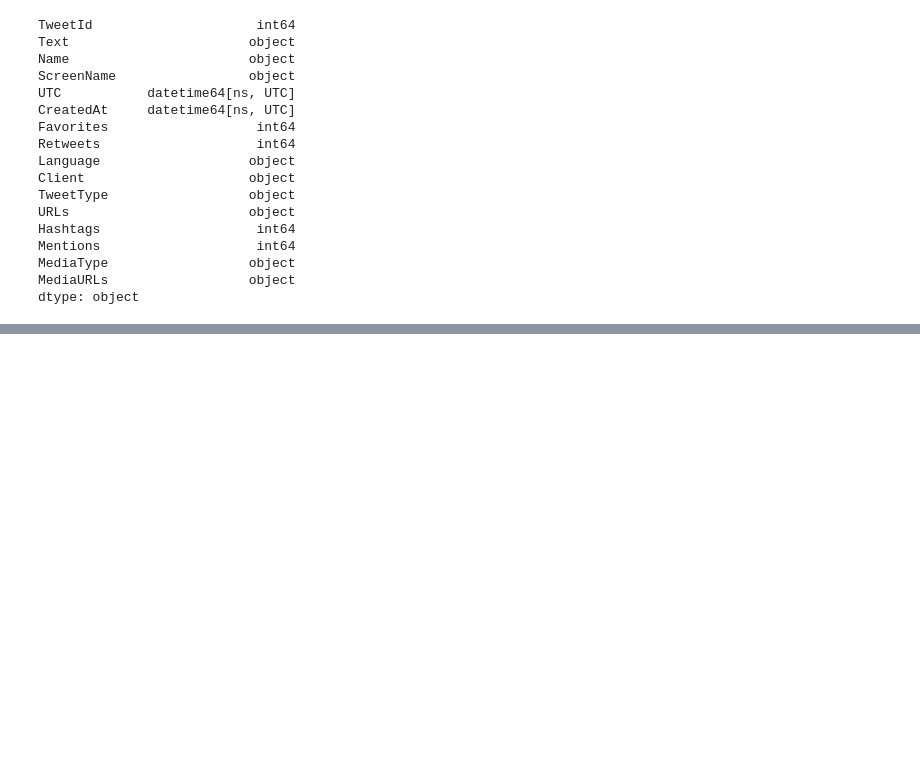
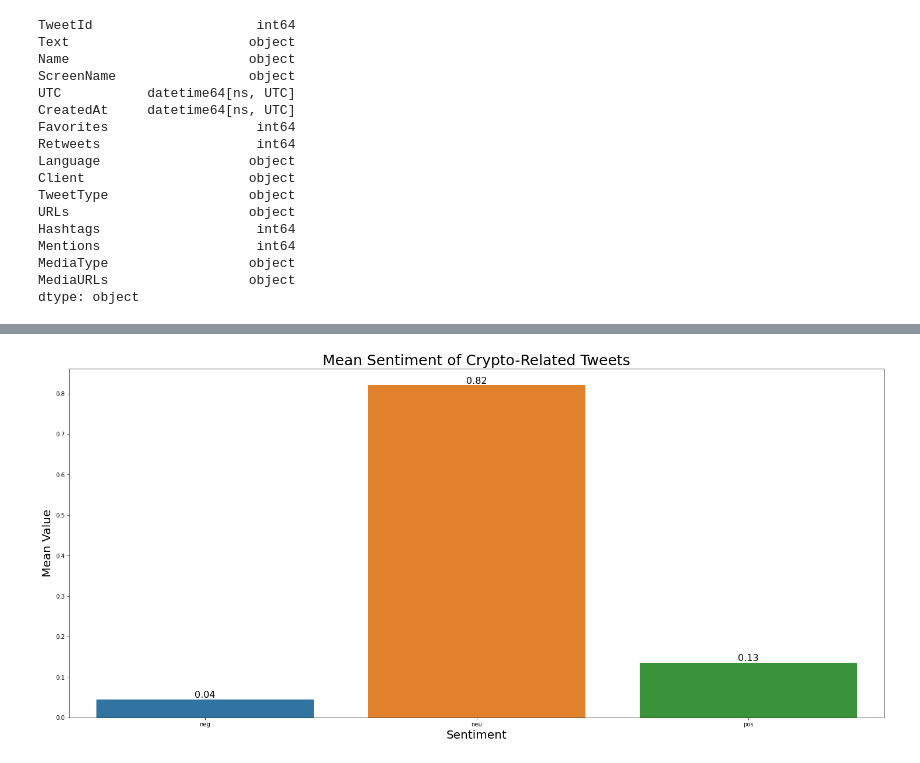
Before and after one commit to Zin9zan9/QMEF, a Jupyter notebook: tweet_analysis.ipynb, the cells around one changed output, grey strips where cells are left out. Cells and saved outputs as stored; diff of their text form; code cells hidden in the pictures; blank space fills up the shorter version.

```diff
--- a/tweet_analysis.ipynb
+++ b/tweet_analysis.ipynb
@@ -61,0 +141,23 @@ df['crypto related'] = df.apply(lambda x: get_crypto_boolean(str(x['Text'])), re
+# %%
+df_crypto = df[df['crypto related'] == 1]
+
+# Plot
+mean_values = df_crypto[['neg', 'neu', 'pos']].mean()
+
+# Plot
+plt.figure(figsize=(25, 11))
+ax = sns.barplot(x=mean_values.index, y=mean_values.values)
+plt.title("Mean Sentiment of Crypto-Related Tweets", size=25)
+plt.xlabel("Sentiment", size=20)
+plt.ylabel("Mean Value", size=20)
+
+# Add annotations
+for p in ax.patches:
+    ax.annotate(str(np.round(p.get_height(), 2)), (p.get_x() + p.get_width() / 2, p.get_height()),
+                ha='center', va='bottom', fontsize=16)
+
+plt.show()
+
+# We can see that Crypto-Related Tweets are on average more positive than negative. However, the majority of tweets don't seem to have a strong sentiment
+# %% [output]
+[figure, added]
```
Also changed, not shown: parts of 10 cells of this notebook, 1 other file.
